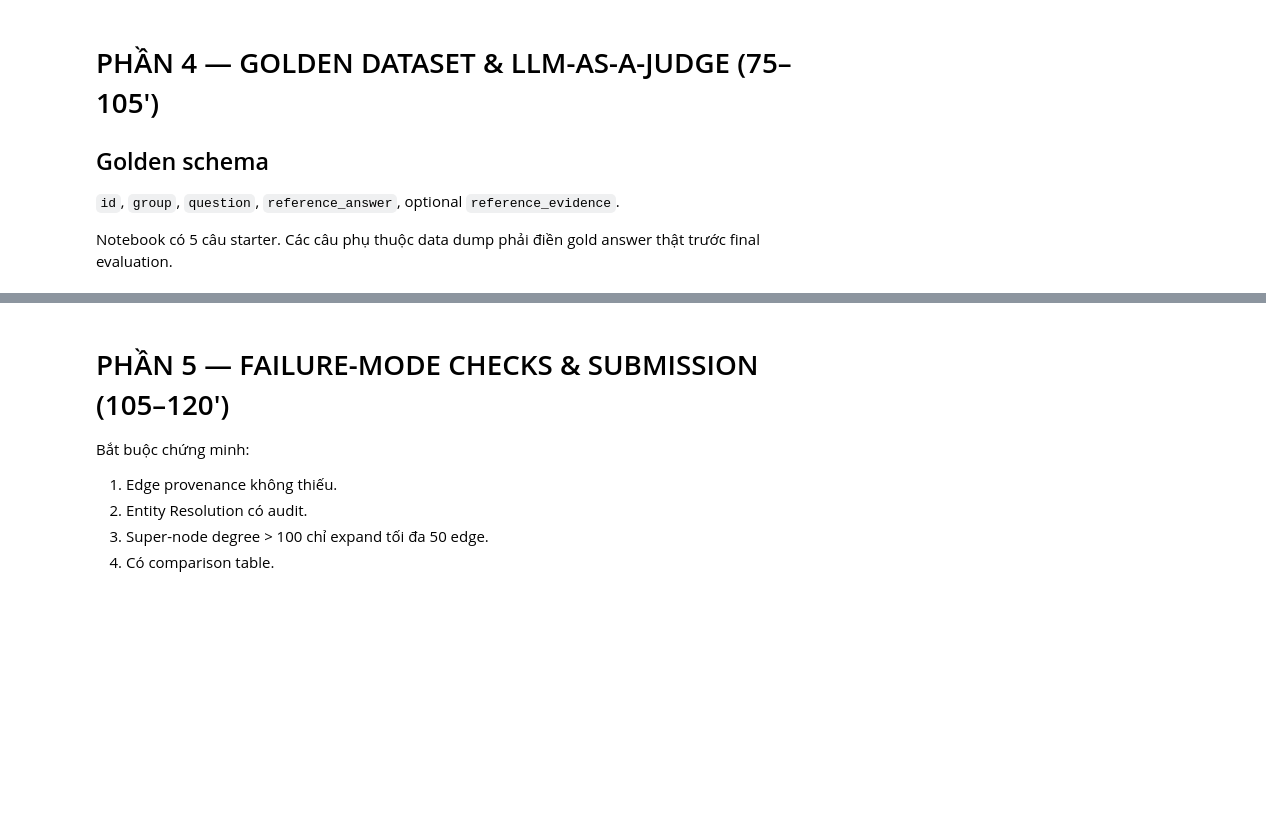
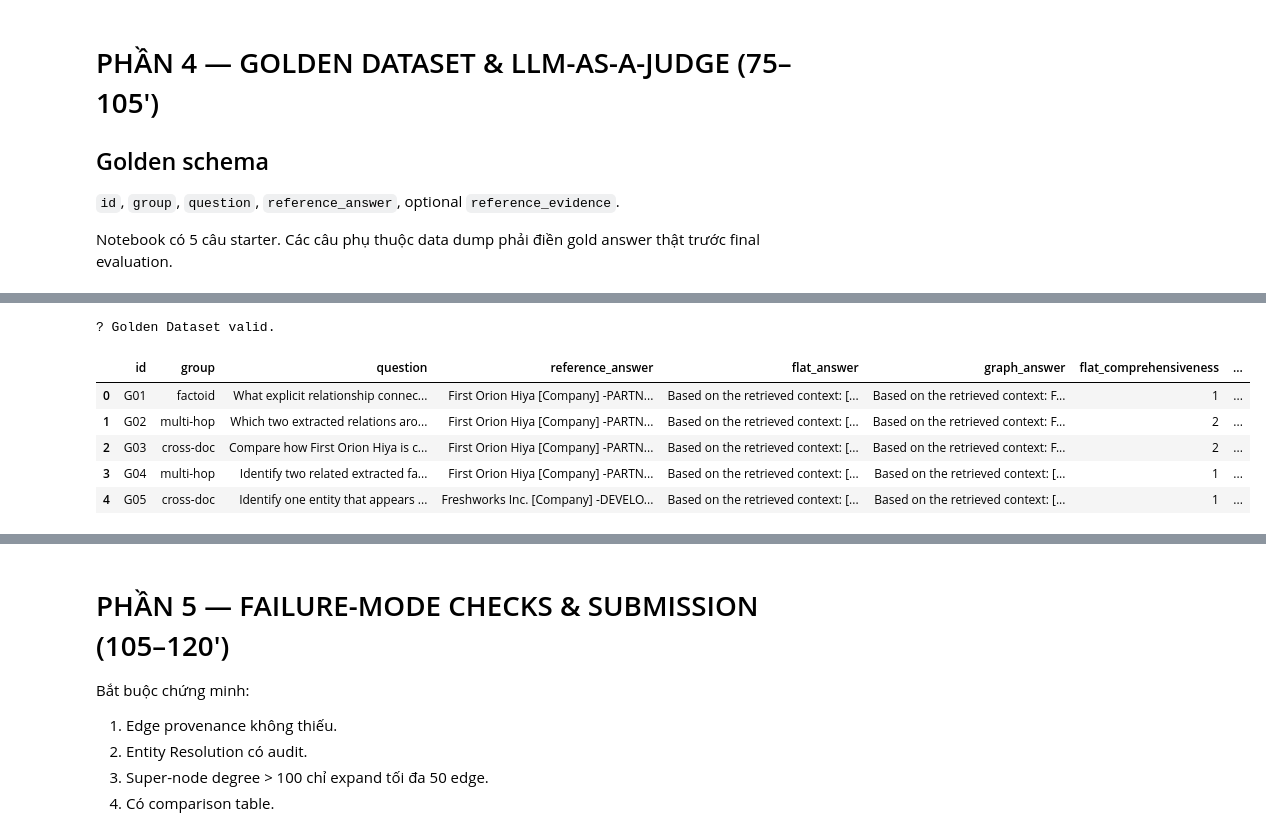
Before and after one commit to NguyenMinhHuy229/Day19-2A202601303-NguyenMinhHuy, a Jupyter notebook: Day19_GraphRAG_vs_FlatRAG_Production_Lab_Guide.ipynb, the cells around one changed output, grey strips where cells are left out. Saved outputs shown, nothing was run; the diff lists cells and outputs as text; code cells hidden in the pictures; blank space fills up the shorter version.

Commit message:
Complete local GraphRAG lab run

```diff
--- a/Day19_GraphRAG_vs_FlatRAG_Production_Lab_Guide.ipynb
+++ b/Day19_GraphRAG_vs_FlatRAG_Production_Lab_Guide.ipynb
@@ -98,7 +98,7 @@ HF_TOKEN = get_secret("HF_TOKEN", "")
 DATA_PATH = "data/hackernoon_subset.csv"
 LAB_MAX_ARTICLES = 1500
 LAB_MAX_CHUNKS = 3000
-EXTRACTION_MAX_CHUNKS = 400
+EXTRACTION_MAX_CHUNKS = 120
 CHUNK_WORDS = 220
 CHUNK_OVERLAP_WORDS = 40
 # %% [markdown]
@@ -263,5 +259,7 @@ else:
 # %%
 #@title 1.4 — Neo4j connection + schema
+from neo4j.exceptions import ServiceUnavailable, SessionExpired
+
 driver = None
 
 def connect_neo4j():
@@ -276,13 +274,27 @@ def connect_neo4j():
     print("✅ Neo4j connected.")
 
 def run_cypher(query, **params):
-    if driver is None:
-        raise RuntimeError("Hãy chạy connect_neo4j() trước.")
-    with driver.session(database=NEO4J_DATABASE) as session:
-        result = session.run(query, **params)
-        rows = [r.data() for r in result]
-        result.consume()
-    return rows
+    global driver
+    last_error = None
+    for attempt in range(3):
+        try:
+            if driver is None:
+                connect_neo4j()
+            with driver.session(database=NEO4J_DATABASE) as session:
+                result = session.run(query, **params)
+                rows = [r.data() for r in result]
+                result.consume()
+            return rows
+        except (ServiceUnavailable, SessionExpired, OSError) as e:
+            last_error = e
+            try:
+                if driver is not None:
+                    driver.close()
+            except Exception:
+                pass
+            driver = None
+            time.sleep(min(10, 2 ** attempt))
+    raise RuntimeError(f"Neo4j query failed after retries: {last_error}")
 
 def setup_graph_schema():
     for stmt in [
@@ -310,5 +322,5 @@ def setup_graph_schema():
         run_cypher(stmt)
     print("✅ Schema ready.")
 
-# connect_neo4j()
-# setup_graph_schema()
+connect_neo4j()
+setup_graph_schema()
@@ -1315,6 +1510,7 @@ Return:
 # %%
 #@title 4.3 — Evaluation runner + checkpoint
-CHECKPOINT = "/content/graphrag_eval_checkpoint.csv"
+CHECKPOINT = "outputs/graphrag_eval_checkpoint.csv"
+Path("outputs").mkdir(parents=True, exist_ok=True)
 
 def run_evaluation(golden_df):
     rows = []
@@ -1324,33 +1520,41 @@ def run_evaluation(golden_df):
 
         jf = judge_answer(q.question, q.reference_answer, flat["answer"], flat["context"])
         jg = judge_answer(q.question, q.reference_answer, graph["answer"], graph["context"])
 
         rows.append({
             "id":q.id, "group":q.group, "question":q.question,
             "reference_answer":q.reference_answer,
             "flat_answer":flat["answer"], "graph_answer":graph["answer"],
             "flat_comprehensiveness":jf["comprehensiveness"],
             "graph_comprehensiveness":jg["comprehensiveness"],
             "flat_faithfulness":jf["faithfulness"],
             "graph_faithfulness":jg["faithfulness"],
             "flat_multi_hop_reasoning":jf["multi_hop_reasoning"],
             "graph_multi_hop_reasoning":jg["multi_hop_reasoning"],
             "flat_latency_s":flat["latency_s"],
             "graph_latency_s":graph["latency_s"],
             "flat_total_tokens":flat.get("total_tokens"),
             "graph_total_tokens":graph.get("total_tokens"),
             "flat_judge_rationale":jf["rationale"],
             "graph_judge_rationale":jg["rationale"],
             "graph_supernode_events":len(
                 graph["graph_debug"]["diagnostics"].get("supernode_events",[])
             )
         })
         pd.DataFrame(rows).to_csv(CHECKPOINT, index=False)
     return pd.DataFrame(rows)
 
 validate_golden(golden_df, require_answers=True)
 eval_results_df = run_evaluation(golden_df)
 display(eval_results_df)
+# %% [output]
+? Golden Dataset valid.
+|  | id | group | question | reference_answer | flat_answer | graph_answer | flat_comprehensiveness | ... |
+| 0 | G01 | factoid | What explicit relationship connec... | First Orion Hiya [Company] -PARTN... | Based on the retrieved context: [... | Based on the retrieved context: F... | 1 | ... |
+| 1 | G02 | multi-hop | Which two extracted relations aro... | First Orion Hiya [Company] -PARTN... | Based on the retrieved context: [... | Based on the retrieved context: F... | 2 | ... |
+| 2 | G03 | cross-doc | Compare how First Orion Hiya is c... | First Orion Hiya [Company] -PARTN... | Based on the retrieved context: [... | Based on the retrieved context: F... | 2 | ... |
+| 3 | G04 | multi-hop | Identify two related extracted fa... | First Orion Hiya [Company] -PARTN... | Based on the retrieved context: [... | Based on the retrieved context: [... | 1 | ... |
+| 4 | G05 | cross-doc | Identify one entity that appears ... | Freshworks Inc. [Company] -DEVELO... | Based on the retrieved context: [... | Based on the retrieved context: [... | 1 | ... |
 # %%
 #@title 4.4 — Comparison table + export
 def comparison_table(eval_df):
```
Also changed, not shown: parts of 12 cells of this notebook, 3 other files.
